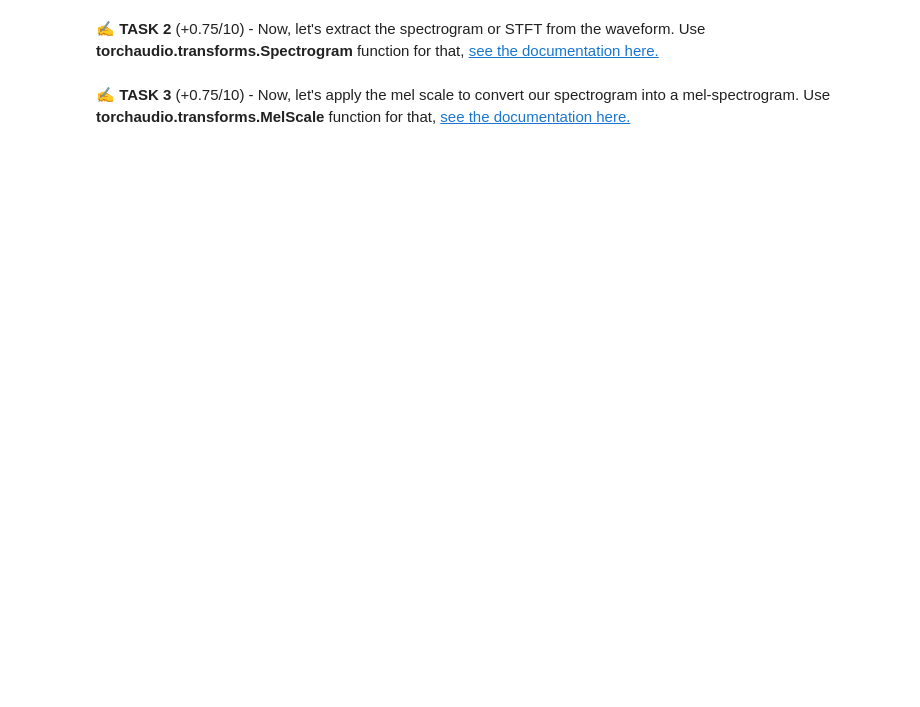
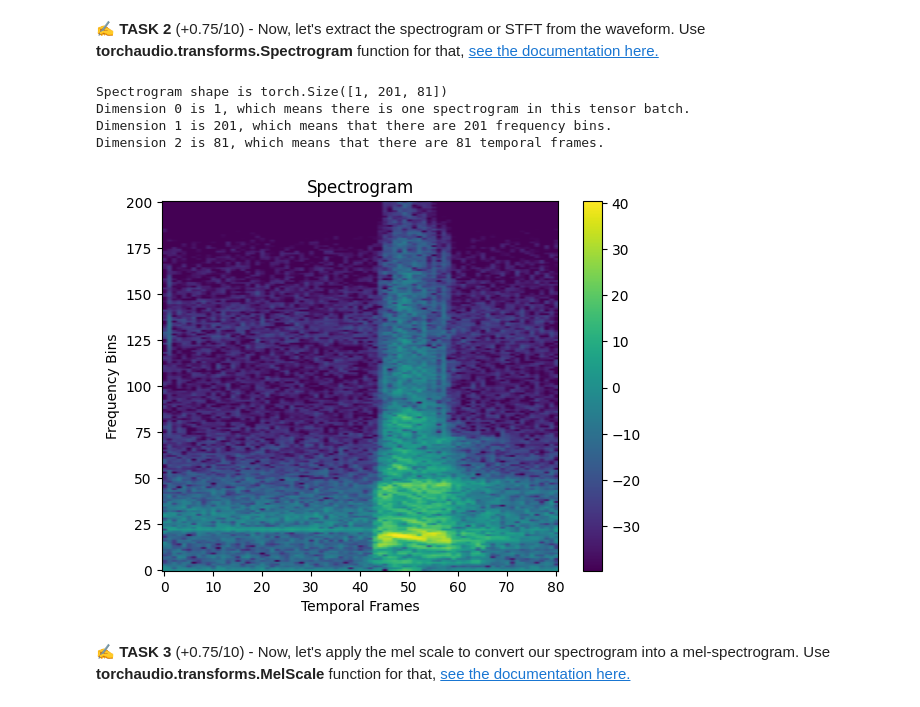
Before and after one commit to inesbroto/NLI_Chatbot, a Jupyter notebook: L4-A_Speech_Features.ipynb, the cells around one changed output. Drawn from its saved outputs; the diff is of its cells as text; code cells hidden in the pictures; blank space fills up the shorter version.

```diff
--- a/L4-A_Speech_Features.ipynb
+++ b/L4-A_Speech_Features.ipynb
@@ -146,37 +192,43 @@ IPython.display.Audio(waveform, rate=waveform_sampling_rate)
 # %%
 def extract_spectrogram(wav, n_fft, win_length, hop_length):
   # TASK 2: Implement spectrogram extractor here.
-  spectrogram_extractor = torchaudio.transforms.Spectrogram(...) #: < - implement the correct argument calls here!
+  spectrogram_extractor = torchaudio.transforms.Spectrogram(n_fft=n_fft, win_length=win_length, hop_length=hop_length)
   spectrogram = spectrogram_extractor(wav)
   return spectrogram
 
 # Utility function to visualize spectrograms.
 def plot_spectrogram(spec, title=None, ylabel='Frequency Bins', aspect='auto', xmax=None):
   fig, axs = plt.subplots(1, 1)
   axs.set_title(title or 'Spectrogram (db)')
   axs.set_ylabel(ylabel)
   axs.set_xlabel('Temporal Frames')
   im = axs.imshow(librosa.power_to_db(spec), origin='lower', aspect=aspect)
   if xmax:
     axs.set_xlim((0, xmax))
   fig.colorbar(im, ax=axs)
   plt.show(block=False)
 
 # Arguments required for spectrogram computation. Feel free to play with them.
 N_FFT = 400  # Number of Fast Fourier Transformer (FFT) points. Controls frequency resolution. Higher value gives more detail in frequency, but lower time resolution.
 WIN_LENGTH = 400  # Window size in samples. Determines the length of each segment analyzed by the FFT.
 HOP_LENGTH = 200  # Step size between windows in samples. Controls overlap between segments. Smaller values increase overlap, capturing smoother transitions.
 
 spectrogram = extract_spectrogram(waveform, n_fft=N_FFT, win_length=WIN_LENGTH, hop_length=HOP_LENGTH)
 
 assert len(spectrogram.shape) == 3
 
 print(f"Spectrogram shape is {spectrogram.shape}")
 print(f"Dimension 0 is {spectrogram.shape[0]}, which means there is one spectrogram in this tensor batch.")
 print(f"Dimension 1 is {spectrogram.shape[1]}, which means that there are {spectrogram.shape[1]} frequency bins.")
 print(f"Dimension 2 is {spectrogram.shape[2]}, which means that there are {spectrogram.shape[2]} temporal frames.")
 
 plot_spectrogram(spectrogram[0, :, :], title="Spectrogram")
+# %% [output]
+Spectrogram shape is torch.Size([1, 201, 81])
+Dimension 0 is 1, which means there is one spectrogram in this tensor batch.
+Dimension 1 is 201, which means that there are 201 frequency bins.
+Dimension 2 is 81, which means that there are 81 temporal frames.
+[figure, added]
 # %% [markdown]
 ✍️ **TASK 3** (+0.75/10) - Now, let's apply the mel scale to convert our spectrogram into a mel-spectrogram. Use **torchaudio.transforms.MelScale** function for that, [see the documentation here.](https://pytorch.org/audio/main/_modules/torchaudio/transforms/_transforms.html#MelScale)
 # %%
```
Also changed, not shown: parts of 11 cells of this notebook.
